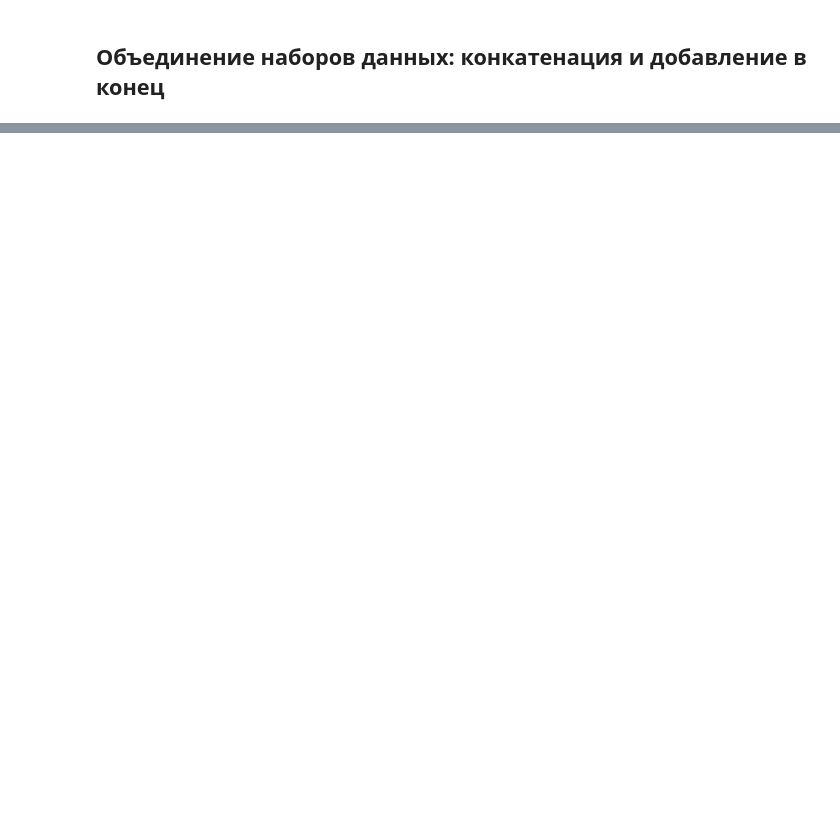
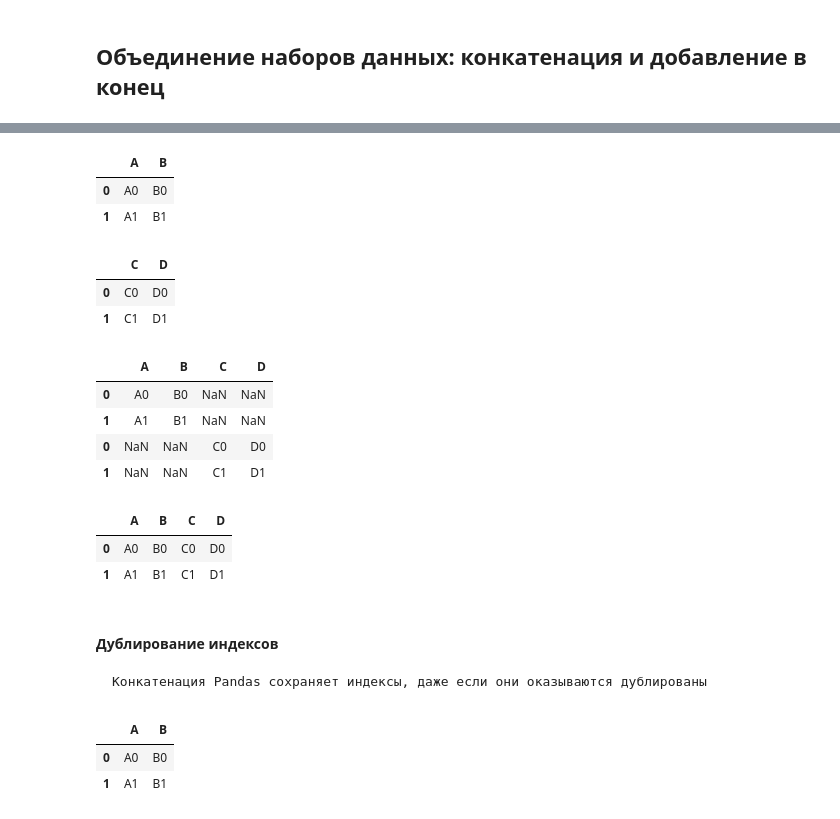
Before and after one commit to I-Trush/Jake_VanderPlas, a Jupyter notebook: vander_plus_3_Pandas_06.ipynb, the cells around one changed output, grey strips where cells are left out. Cells and saved outputs as stored; diff of their text form; code cells hidden in the pictures; blank space fills up the shorter version.

```diff
--- a/vander_plus_3_Pandas_06.ipynb
+++ b/vander_plus_3_Pandas_06.ipynb
@@ -5,0 +84,31 @@ import pandas as pd
+# %%
+df3 = make_df('AB', [0, 1])
+df4 = make_df('CD', [0, 1])
+df3
+# %% [output]
+|  | A | B |
+| 0 | A0 | B0 |
+| 1 | A1 | B1 |
+# %%
+df4
+# %% [output]
+|  | C | D |
+| 0 | C0 | D0 |
+| 1 | C1 | D1 |
+# %%
+pd.concat([df3, df4])
+# %% [output]
+|  | A | B | C | D |
+| 0 | A0 | B0 | NaN | NaN |
+| 1 | A1 | B1 | NaN | NaN |
+| 0 | NaN | NaN | C0 | D0 |
+| 1 | NaN | NaN | C1 | D1 |
+# %%
+pd.concat([df3, df4], axis=1)
+# %% [output]
+|  | A | B | C | D |
+| 0 | A0 | B0 | C0 | D0 |
+| 1 | A1 | B1 | C1 | D1 |
+# %% [markdown]
+#### Дублирование индексов
+    Конкатенация Pandas сохраняет индексы, даже если они оказываются дублированы
@@ -5,0 +120,6 @@ import pandas as pd
+# %%
+x
+# %% [output]
+|  | A | B |
+| 0 | A0 | B0 |
+| 1 | A1 | B1 |
```
Also changed, not shown: parts of 37 cells of this notebook, 1 other file.
